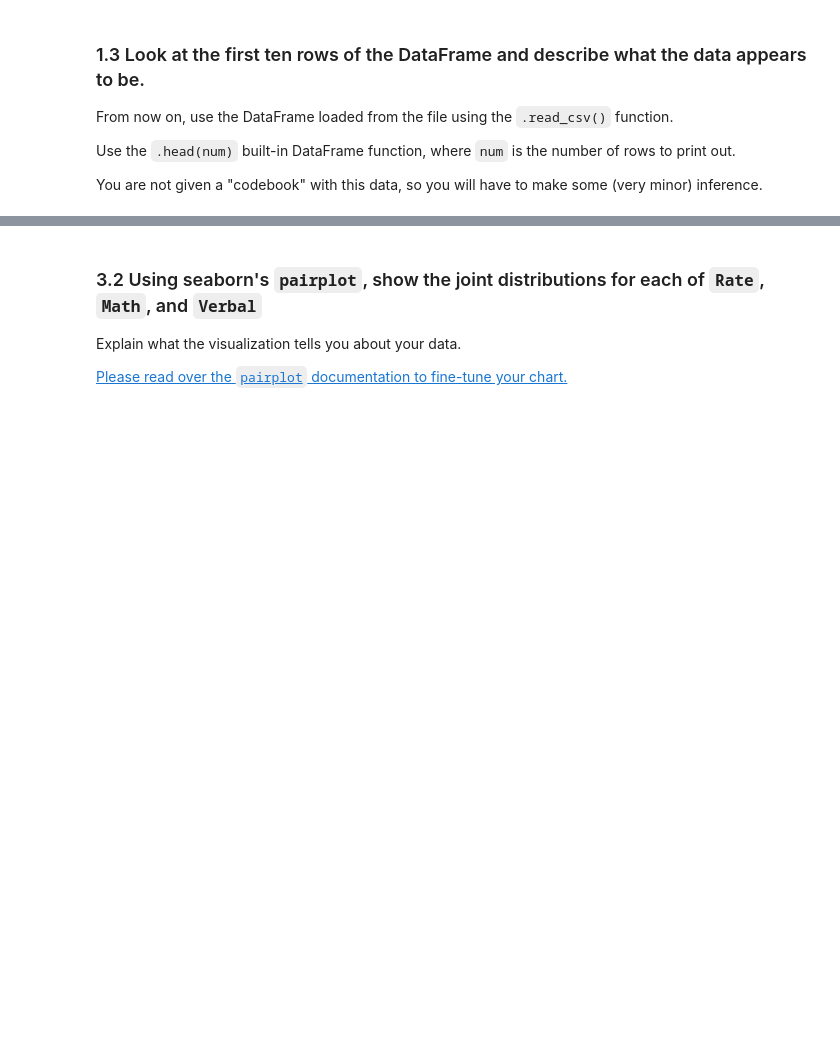
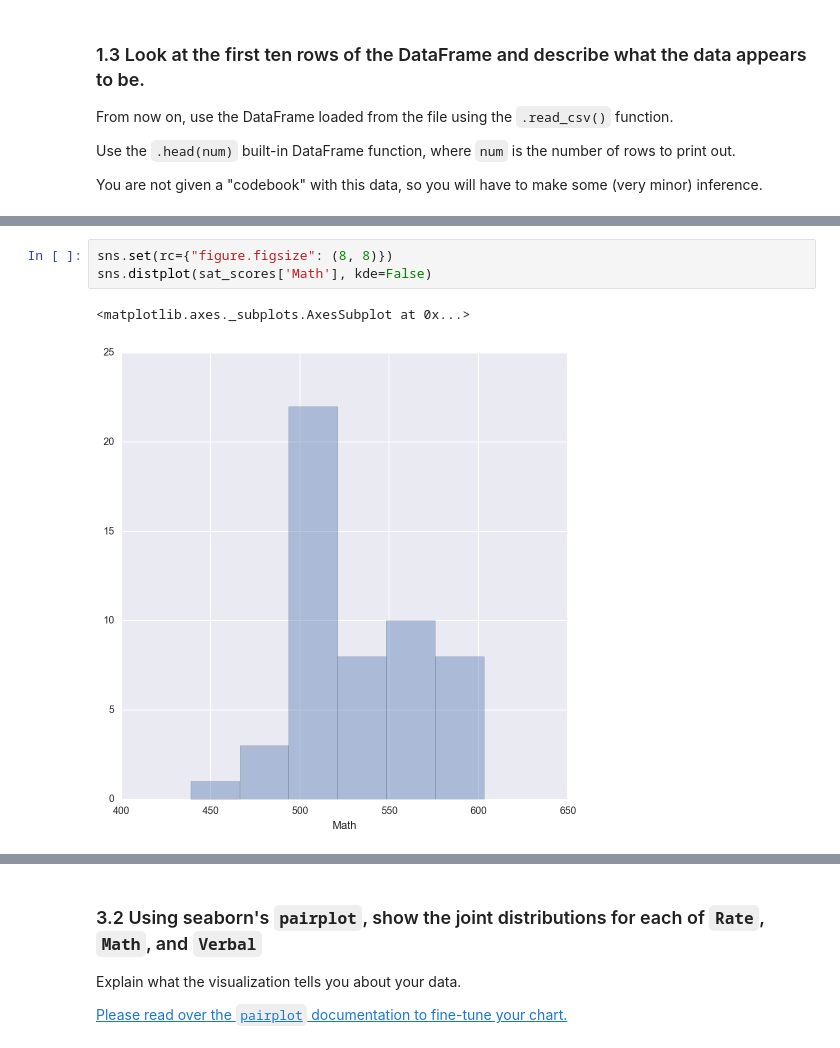
Before and after one commit to ocj137/DSI-SF-2-ocjacob, a Jupyter notebook: week02/project-02-starter.ipynb, the cells around one changed output, grey strips where cells are left out. Saved outputs shown, nothing was run; the diff lists cells and outputs as text; blank space fills up the shorter version.

```diff
--- a/week02/project-02-starter.ipynb
+++ b/week02/project-02-starter.ipynb
@@ -85,0 +119,6 @@ Set the keyword argument `kde=False`. This way you can actually see the counts w
+# %%
+sns.set(rc={"figure.figsize": (8, 8)})
+sns.distplot(sat_scores['Math'], kde=False)
+# %% [output]
+<matplotlib.axes._subplots.AxesSubplot at 0x...>
+[figure, added]
```
Also changed, not shown: parts of 25 cells of this notebook.
